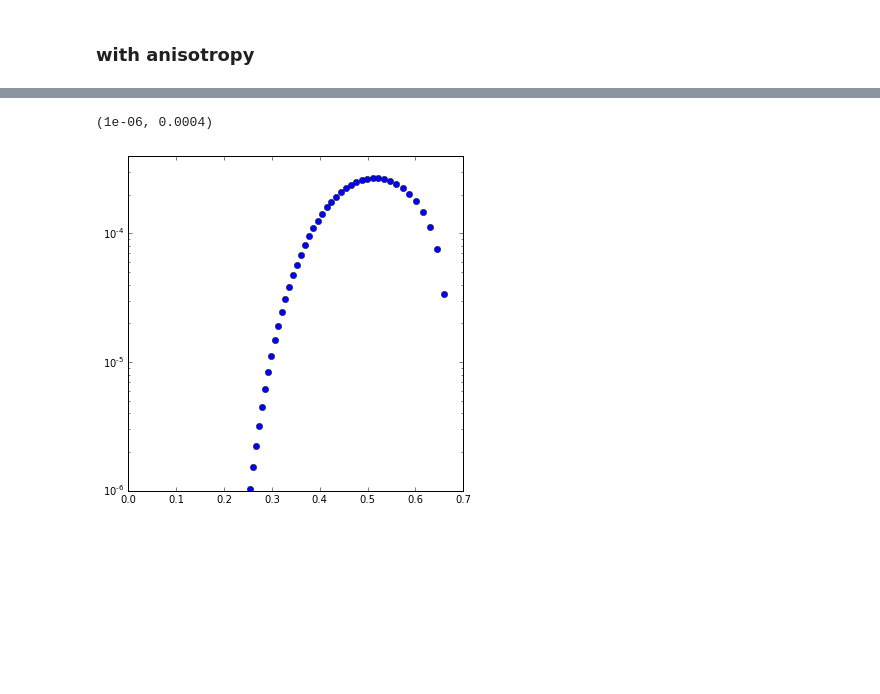
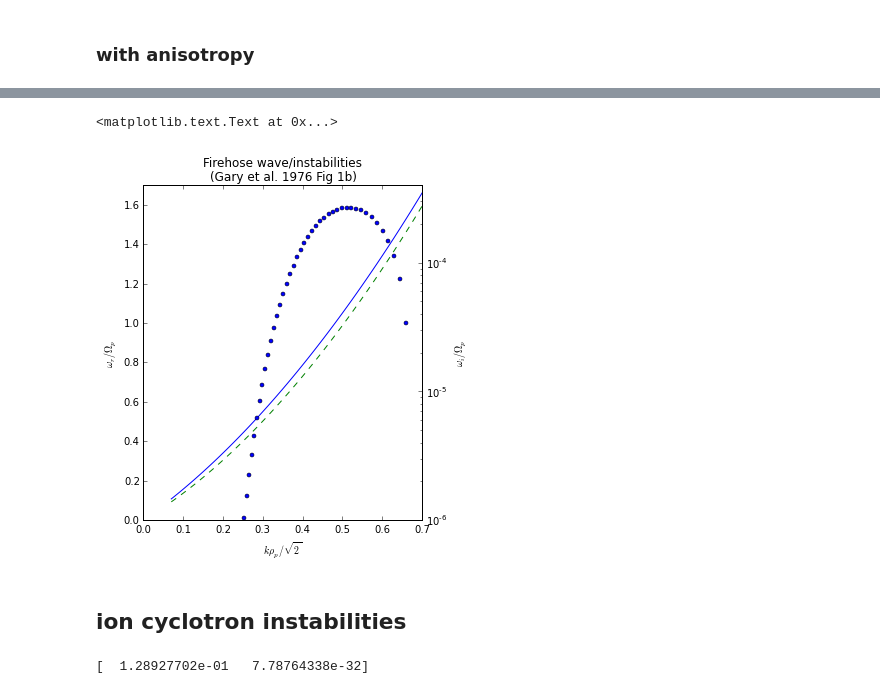
Before and after one commit to YuguangTong/vlasov_solver, a Jupyter notebook: dev/test_parallel_mode.ipynb, the cells around one changed output, grey strips where cells are left out. Drawn from its saved outputs; the diff is of its cells as text; code cells hidden in the pictures; blank space fills up the shorter version.

Commit message:
reproduce both plots from Gary (1976). finish parallel mode development

```diff
--- a/dev/test_parallel_mode.ipynb
+++ b/dev/test_parallel_mode.ipynb
@@ -73,7 +75,7 @@ def change_k(seed_freq, param, target_k, num_step, follow_k_fn=simple_follow_fn,
         guess = follow_k_fn(prev_result, prev_k, k)
         f = lambda wrel: real_imag(parallel_em_wave_wrapper(wrel[0] + 1j * wrel[1], k, betap, t_list, \
                                                             a_list, n_list, q_list, \
-                                                            m_list, v_list, method = method, aol=aol))
+                                                            m_list, v_list, method = method, aol=aol, mode = mode))
         freq = scipy.optimize.fsolve(f, real_imag(guess))
         result += [list_to_complex(freq)]
 
@@ -131,4 +133,4 @@ mode = 'r'
 param = [k, betap, t_list, a_list, n_list, q_list, m_list, v_list, method, aol, mode]
 # %%
 a_k_list, a_w_list = change_k(seed_freq, param, target_k, num_step, show_plot=False);
-a_w_list = np.array(w_list)
+a_w_list = np.array(a_w_list)
@@ -144,11 +137,18 @@ plt.ylim([0, 1.7])
-# %%
-plt.figure(figsize=[6,6])
-#plt.plot(k_list/np.sqrt(2), np.real(w_list))
-plt.plot(a_k_list/np.sqrt(2), np.imag(a_w_list), 'o')
-plt.xlim([0, 0.7])
-plt.yscale('log')
-plt.ylim([1e-6, 4e-4])
-#plt.ylim([0, 1.7])
-# %% [output]
-(1e-06, 0.0004)
-[figure, removed]
+# %%
+fig, ax1 = plt.subplots(figsize=[5,6])
+ax1.plot(i_k_list/np.sqrt(2), np.real(i_w_list))
+ax1.plot(a_k_list/np.sqrt(2), np.real(a_w_list), '--')
+ax1.set_ylim([0,1.7])
+ax1.set_xlim([0, 0.7])
+ax1.set_xlabel(r'$k\rho_p/\sqrt{2}$')
+ax1.set_ylabel(r'$\omega_r/\Omega_p$')
+ax2 = ax1.twinx()
+ax2.plot(a_k_list/np.sqrt(2), np.imag(a_w_list), 'o', markersize=4)
+ax2.set_ylim([1e-6, 4e-4])
+ax1.set_xlim([0, 0.7])
+ax2.set_yscale('log')
+ax2.set_ylabel(r'$\omega_i/\Omega_p$')
+ax1.set_title('Firehose wave/instabilities \n(Gary et al. 1976 Fig 1b)')
+# %% [output]
+<matplotlib.text.Text at 0x...>
+[figure, added]
@@ -154,0 +161,2 @@ plt.ylim([1e-6, 4e-4])
+# %% [markdown]
+## ion cyclotron instabilities
@@ -154,0 +173,9 @@ plt.ylim([1e-6, 4e-4])
+# %%
+f = lambda wrel: real_imag(parallel_em_wave_wrapper(wrel[0] + 1j * wrel[1], k, betap, t_list, \
+                                                      a_list, n_list, q_list, \
+                                                      m_list, v_list, method = 'numpy', aol=1/5000, mode = 'l'))
+guess = .1
+freq = scipy.optimize.fsolve(f, real_imag(guess))
+print(freq)
+# %% [output]
+[  1.28927702e-01   7.78764338e-32]
```
Also changed, not shown: parts of 15 cells of this notebook, 5 other files.
